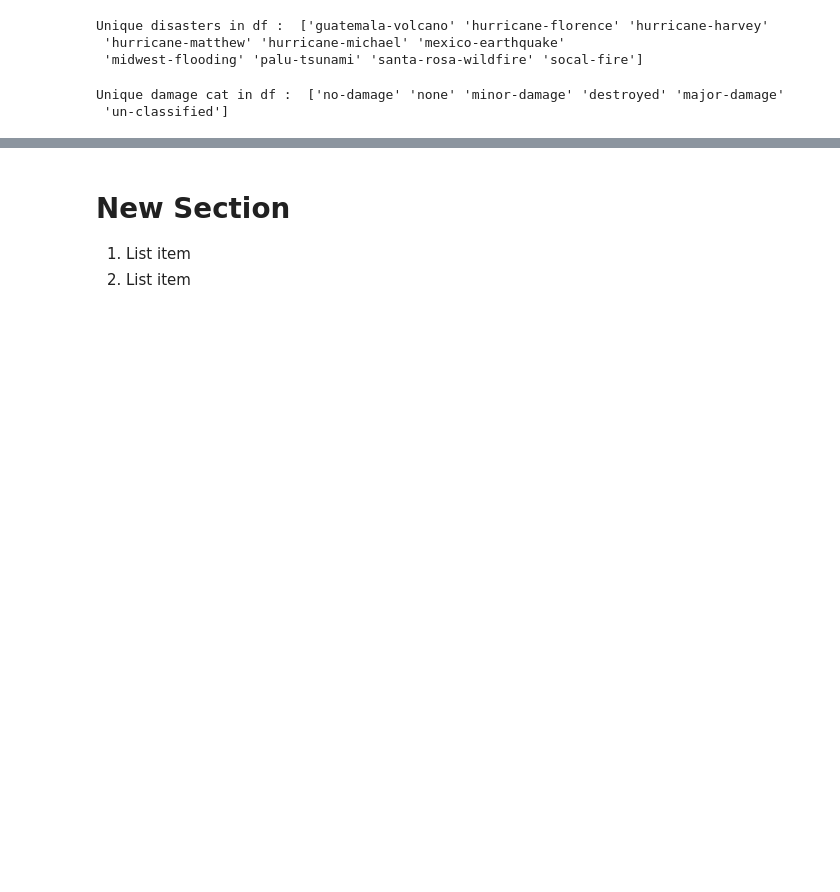
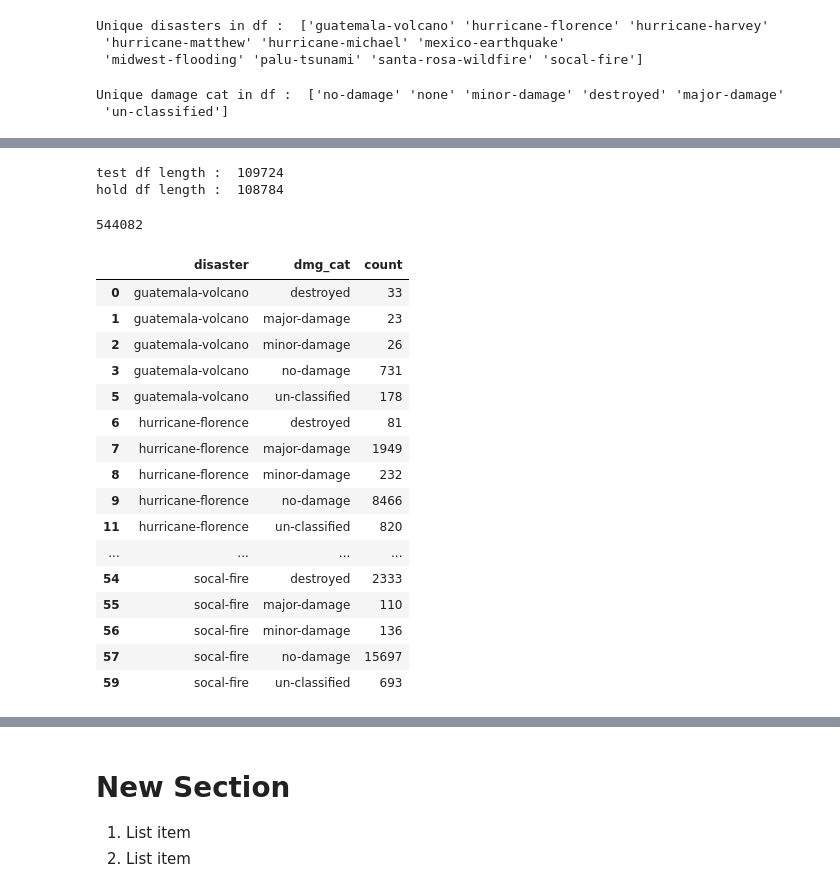
Before and after one commit to mrjakhi/SIADS-capstone-building-damage-detection-TEAM-GOONERS-, a Jupyter notebook: EDA.ipynb, the cells around one changed output, grey strips where cells are left out. Saved outputs shown, nothing was run; the diff lists cells and outputs as text; code cells hidden in the pictures; blank space fills up the shorter version.

```diff
--- a/EDA.ipynb
+++ b/EDA.ipynb
@@ -100,0 +166,35 @@ Unique damage cat in df :  ['no-damage' 'none' 'minor-damage' 'destroyed' 'major
+# %%
+print("test df length : ", len(test_df))
+print("hold df length : ", len(hold_df))
+# %% [output]
+test df length :  109724
+hold df length :  108784
+# %%
+# df_all = train_df.merge(test_df, on='uid').merge(hold_df, on='uid')
+df_all = pd.concat([train_df, test_df, hold_df])
+
+len(df_all)
+# %% [output]
+544082
+# %%
+grouped_multiple = df_all.groupby(['disaster', 'dmg_cat'])['id'].count().reset_index(name="count")
+grouped_multiple = grouped_multiple[grouped_multiple.dmg_cat != "none"]
+grouped_multiple
+# %% [output]
+|  | disaster | dmg_cat | count |
+| 0 | guatemala-volcano | destroyed | 33 |
+| 1 | guatemala-volcano | major-damage | 23 |
+| 2 | guatemala-volcano | minor-damage | 26 |
+| 3 | guatemala-volcano | no-damage | 731 |
+| 5 | guatemala-volcano | un-classified | 178 |
+| 6 | hurricane-florence | destroyed | 81 |
+| 7 | hurricane-florence | major-damage | 1949 |
+| 8 | hurricane-florence | minor-damage | 232 |
+| 9 | hurricane-florence | no-damage | 8466 |
+| 11 | hurricane-florence | un-classified | 820 |
+| ... | ... | ... | ... |
+| 54 | socal-fire | destroyed | 2333 |
+| 55 | socal-fire | major-damage | 110 |
+| 56 | socal-fire | minor-damage | 136 |
+| 57 | socal-fire | no-damage | 15697 |
+| 59 | socal-fire | un-classified | 693 |
```
Also changed, not shown: parts of 20 cells of this notebook.
